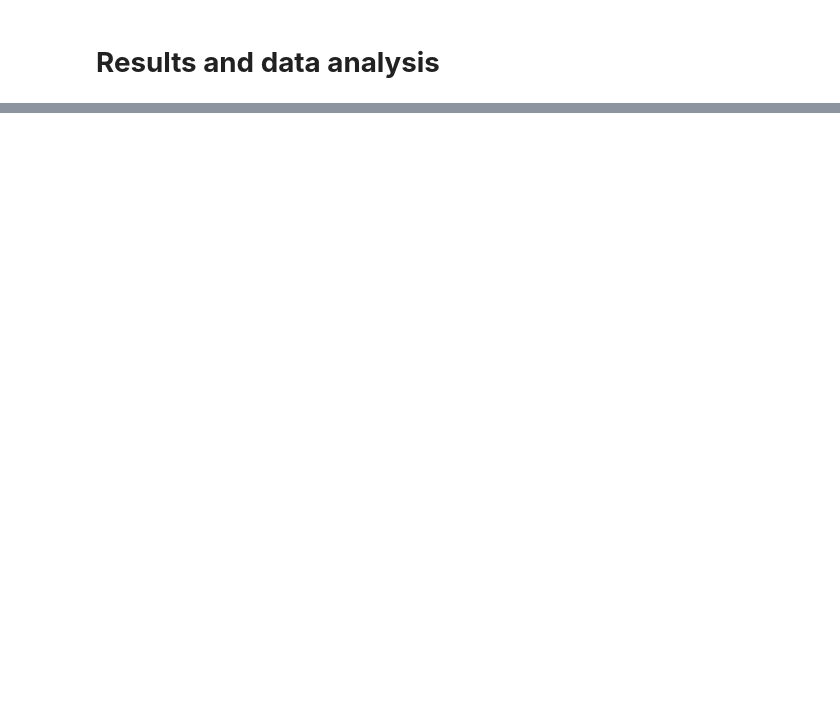
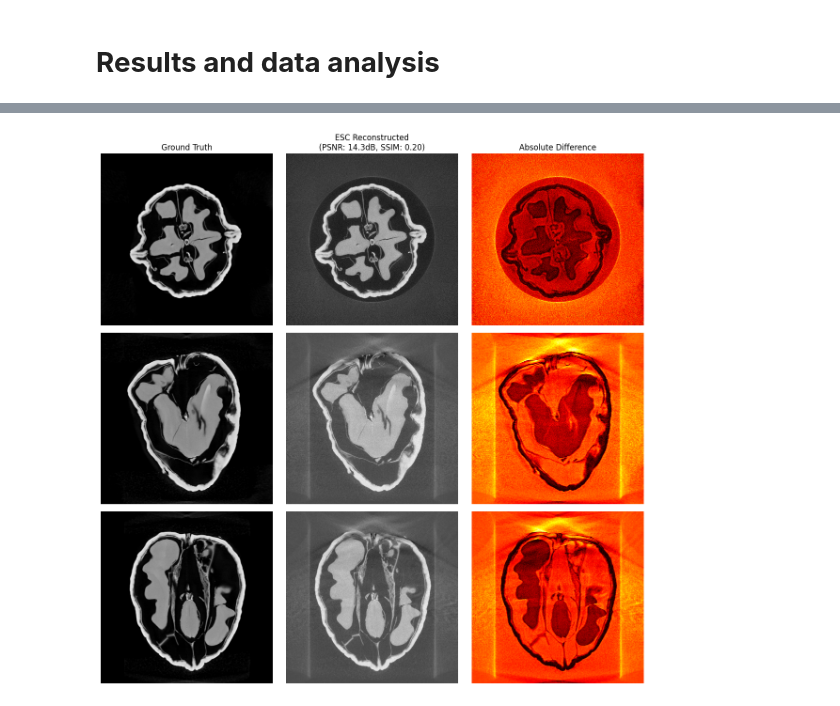
Before and after one commit to Nboudjem/CBCT-ScatterLab-Scatter-Estimation-and-Correction-for-Cone-Beam-CT, a Jupyter notebook: Emperical_Scattering_Corection_CBCT.ipynb, the cells around one changed output, grey strips where cells are left out. Saved outputs shown, nothing was run; the diff lists cells and outputs as text; code cells hidden in the pictures; blank space fills up the shorter version.

```diff
--- a/Emperical_Scattering_Corection_CBCT.ipynb
+++ b/Emperical_Scattering_Corection_CBCT.ipynb
@@ -384,0 +451,81 @@ save results
+# %%
+# compare the reconstructed FDK data using ESC vs AGD50(Accelerated Gradient Descent 50 iterations, used to represent ground truth images) ground truth data
+import os
+import imageio.v2 as imageio
+import numpy as np
+import matplotlib.pyplot as plt
+from skimage.metrics import structural_similarity as ssim
+from skimage.metrics import peak_signal_noise_ratio as psnr
+
+# --- Configuration ---
+axial_idx = 250
+gt_folder = os.path.join(data_path, 'Walnut{}'.format(walnut_id), 'Reconstructions') # Update path if needed
+
+# 1. Load Ground Truth 3D Volume from individual TIFF files
+print("Loading Ground Truth 3D volume stack...")
+gt_slices_list = []
+# Assuming standard naming: full_AGD_50_000000.tiff up to vol_sz[0]
+for i in range(vol_sz[0]):
+    gt_file = os.path.join(gt_folder, 'full_AGD_50_{:09}.tiff'.format(i))
+    if not os.path.exists(gt_file):
+        # Fallback to 6-digit padding if needed
+        gt_file = os.path.join(gt_folder, 'full_AGD_50_{:06}.tiff'.format(i))
+    gt_slices_list.append(imageio.imread(gt_file).astype(np.float32))
+
+gt_vol = np.stack(gt_slices_list, axis=0)
+
+# 2. Extract Orthogonal Slices (Axial, Coronal, Sagittal)
+ny, nx = vol_rec.shape[1], vol_rec.shape[2]
+coronal_idx = ny // 2
+sagittal_idx = nx // 2
+
+planes = {
+    "Axial (Z = {})".format(axial_idx): (
+        gt_vol[axial_idx, :, :],
+        vol_rec[axial_idx, :, :]
+    ),
+    "Coronal (Y = {})".format(coronal_idx): (
+        gt_vol[:, coronal_idx, :],
+        vol_rec[:, coronal_idx, :]
+    ),
+    "Sagittal (X = {})".format(sagittal_idx): (
+        gt_vol[:, :, sagittal_idx],
+        vol_rec[:, :, sagittal_idx]
+    )
+}
+
+# 3. Plot and Evaluate Each Plane
+fig, axes = plt.subplots(3, 3, figsize=(12, 12))
+
+row = 0
+for plane_name, (gt_slice, recon_slice) in planes.items():
+    # Normalize for metrics
+    gt_norm = (gt_slice - gt_slice.min()) / (gt_slice.max() - gt_slice.min() + 1e-8)
+    recon_norm = (recon_slice - recon_slice.min()) / (recon_slice.max() - recon_slice.min() + 1e-8)
+
+    p_val = psnr(gt_norm, recon_norm, data_range=gt_norm.max() - gt_norm.min())
+    s_val = ssim(gt_norm, recon_norm, data_range=gt_norm.max() - gt_norm.min())
+    print(f"{plane_name} -> PSNR: {p_val:.2f} dB | SSIM: {s_val:.4f}")
+
+    # Ground Truth
+    im0 = axes[row, 0].imshow(gt_slice, cmap='gray')
+    axes[row, 0].set_ylabel(plane_name, fontsize=10, fontweight='bold')
+    if row == 0: axes[row, 0].set_title("Ground Truth")
+    axes[row, 0].axis('off')
+
+    # Reconstructed ESC
+    im1 = axes[row, 1].imshow(recon_slice, cmap='gray')
+    if row == 0: axes[row, 1].set_title(f"ESC Reconstructed\n(PSNR: {p_val:.1f}dB, SSIM: {s_val:.2f})")
+    axes[row, 1].axis('off')
+
+    # Difference Map
+    diff = np.abs(gt_norm - recon_norm)
+    im2 = axes[row, 2].imshow(diff, cmap='hot')
+    if row == 0: axes[row, 2].set_title("Absolute Difference")
+    axes[row, 2].axis('off')
+
+    row += 1
+
+plt.tight_layout()
+plt.show()
+# %% [output]
@@ -384,0 +536 @@ save results
+[figure, added]
```
Also changed, not shown: parts of 7 cells of this notebook, 2 other files.
